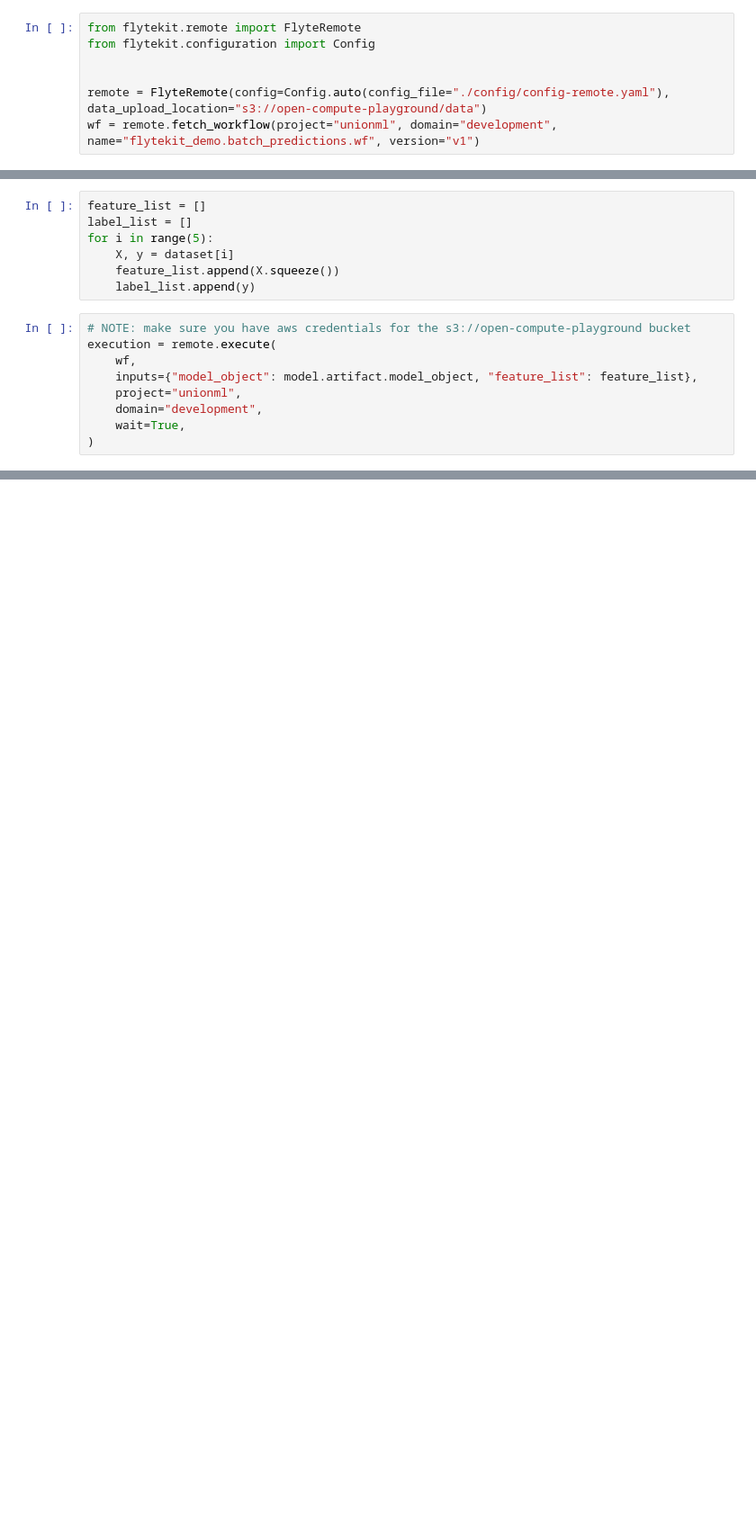
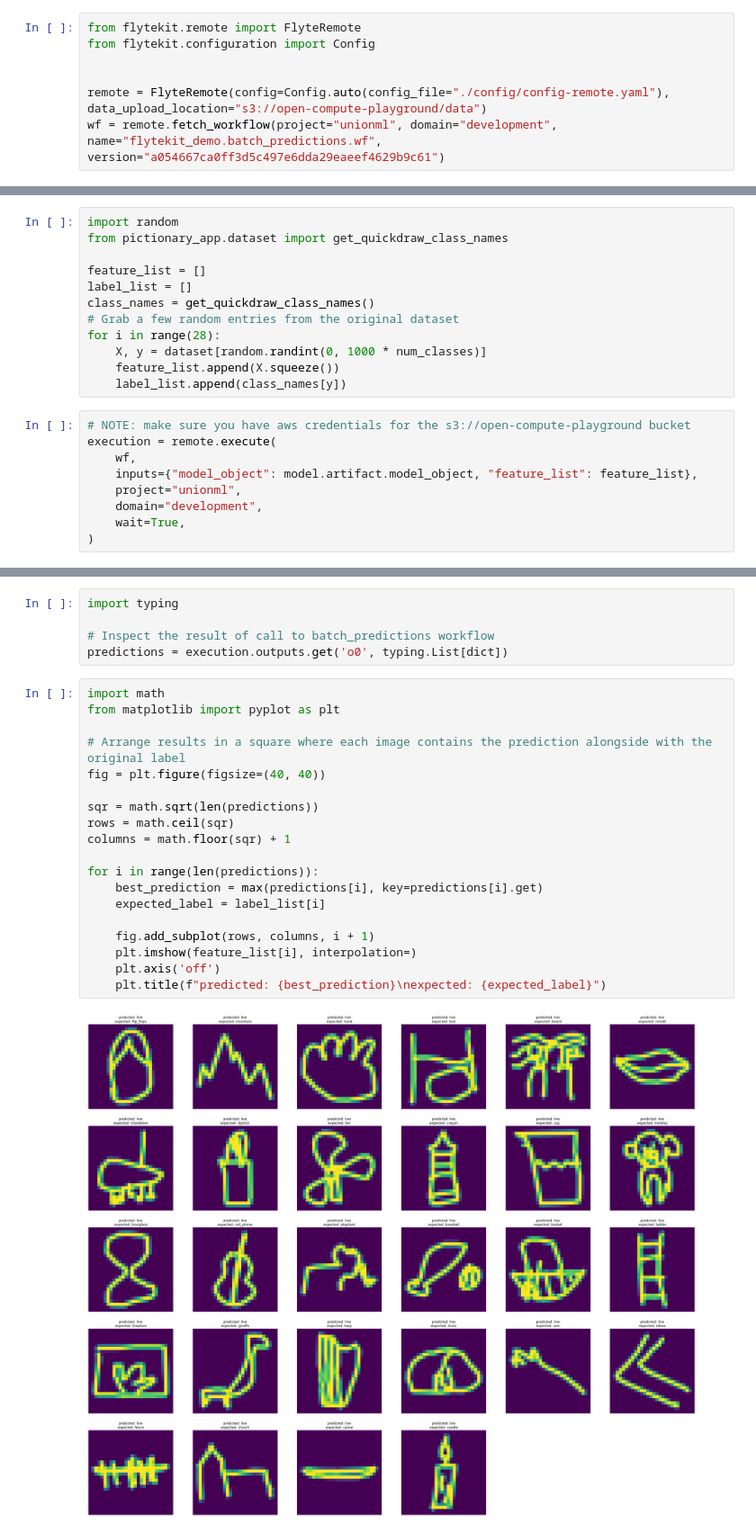
Before and after one commit to unionai-oss/unionml-demo, a Jupyter notebook: ulearn_demo/demo.ipynb, the cells around one changed output, grey strips where cells are left out. Shown: that part at 90% size. Cells and saved outputs as stored; diff of their text form; blank space fills up the shorter version.

Commit message:
Add visualization for flytekit demo
Signed-off-by: Eduardo Apolinario <eapolinario@users.noreply.github.com>

```diff
--- a/ulearn_demo/demo.ipynb
+++ b/ulearn_demo/demo.ipynb
@@ -110,16 +144,21 @@ from flytekit.configuration import Config
 
 
 remote = FlyteRemote(config=Config.auto(config_file="./config/config-remote.yaml"), data_upload_location="s3://open-compute-playground/data")
-wf = remote.fetch_workflow(project="unionml", domain="development", name="flytekit_demo.batch_predictions.wf", version="v1")
+wf = remote.fetch_workflow(project="unionml", domain="development", name="flytekit_demo.batch_predictions.wf", version="a054667ca0ff3d5c497e6dda29eaeef4629b9c61")
 # %% [markdown]
 Get features and labels
-# %%
-feature_list = []
-label_list = []
-for i in range(5):
-    X, y = dataset[i]
-    feature_list.append(X.squeeze())
-    label_list.append(y)
+# %%
+import random
+from pictionary_app.dataset import get_quickdraw_class_names
+
+feature_list = []
+label_list = []
+class_names = get_quickdraw_class_names()
+# Grab a few random entries from the original dataset
+for i in range(28):
+    X, y = dataset[random.randint(0, 1000 * num_classes)]
+    feature_list.append(X.squeeze())
+    label_list.append(class_names[y])
 # %%
 # NOTE: make sure you have aws credentials for the s3://open-compute-playground bucket
 execution = remote.execute(
@@ -133,0 +171,26 @@ execution
+# %%
+import typing
+
+# Inspect the result of call to batch_predictions workflow
+predictions = execution.outputs.get('o0', typing.List[dict])
+# %%
+import math
+from matplotlib import pyplot as plt
+
+# Arrange results in a square where each image contains the prediction alongside with the original label
+fig = plt.figure(figsize=(40, 40))
+
+sqr = math.sqrt(len(predictions))
+rows = math.ceil(sqr)
+columns = math.floor(sqr) + 1
+
+for i in range(len(predictions)):
+    best_prediction = max(predictions[i], key=predictions[i].get)
+    expected_label = label_list[i]
+
+    fig.add_subplot(rows, columns, i + 1)
+    plt.imshow(feature_list[i], interpolation=)
+    plt.axis('off')
+    plt.title(f"predicted: {best_prediction}\nexpected: {expected_label}")
+# %% [output]
+[figure, added]
```
Also changed, not shown: parts of 6 cells of this notebook.
